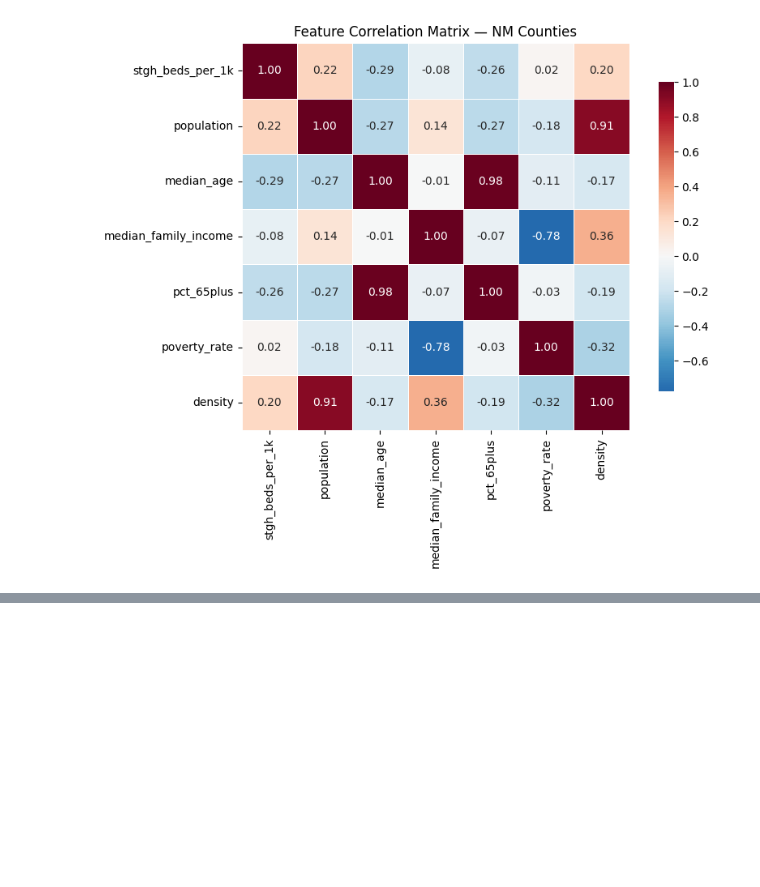
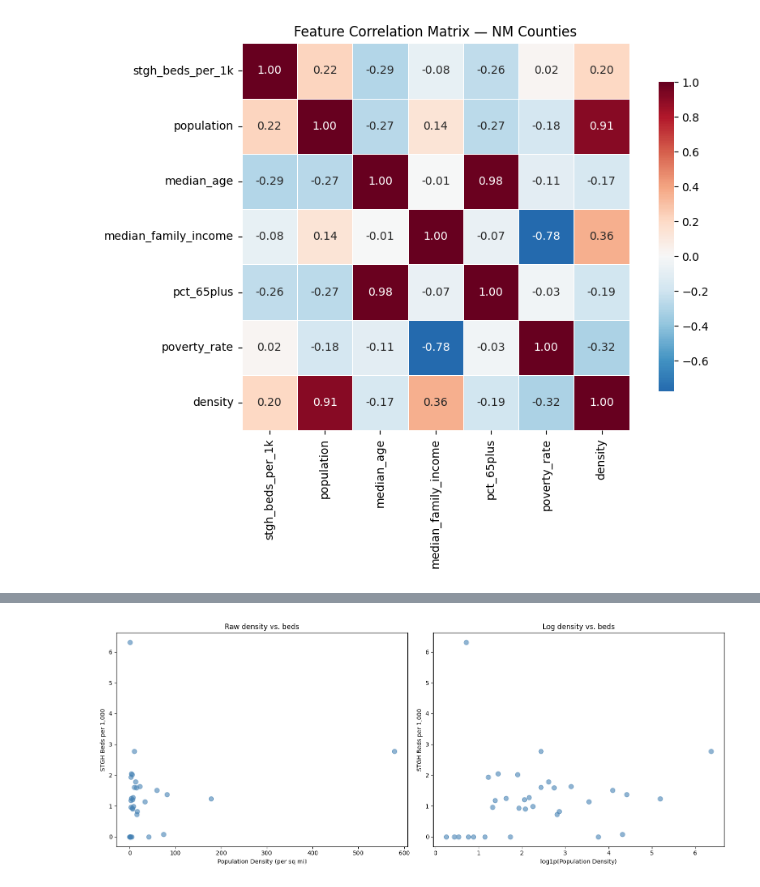
Before and after one commit to Capstone-Rangers/Capstone-Projects, a Jupyter notebook: Rural-Health-Access/Regional_Hospital_Spatial_Management.ipynb, the cells around one changed output, grey strips where cells are left out. Saved outputs shown, nothing was run; the diff lists cells and outputs as text; code cells hidden in the pictures; blank space fills up the shorter version.

```diff
--- a/Rural-Health-Access/Regional_Hospital_Spatial_Management.ipynb
+++ b/Rural-Health-Access/Regional_Hospital_Spatial_Management.ipynb
@@ -546,0 +597,23 @@ plt.show()
+# %%
+
+import numpy as np
+fig, axes = plt.subplots(1, 2, figsize=(15, 6))
+
+# Left: raw density (skewed — Bernalillo will stretch the x-axis)
+axes[0].scatter(model_frame['density'], model_frame['stgh_beds_per_1k'],
+                alpha=0.6, s=60, color='steelblue')
+axes[0].set_xlabel('Population Density (per sq mi)')
+axes[0].set_ylabel('STGH Beds per 1,000')
+axes[0].set_title('Raw density vs. beds')
+
+# Right: log density (spreads the rural cluster out)
+axes[1].scatter(np.log1p(model_frame['density']), model_frame['stgh_beds_per_1k'],
+                alpha=0.6, s=60, color='steelblue')
+axes[1].set_xlabel('log1p(Population Density)')
+axes[1].set_ylabel('STGH Beds per 1,000')
+axes[1].set_title('Log density vs. beds')
+
+plt.tight_layout()
+plt.show()
+# %% [output]
+[figure, added]
```
Also changed, not shown: parts of 3 cells of this notebook.
